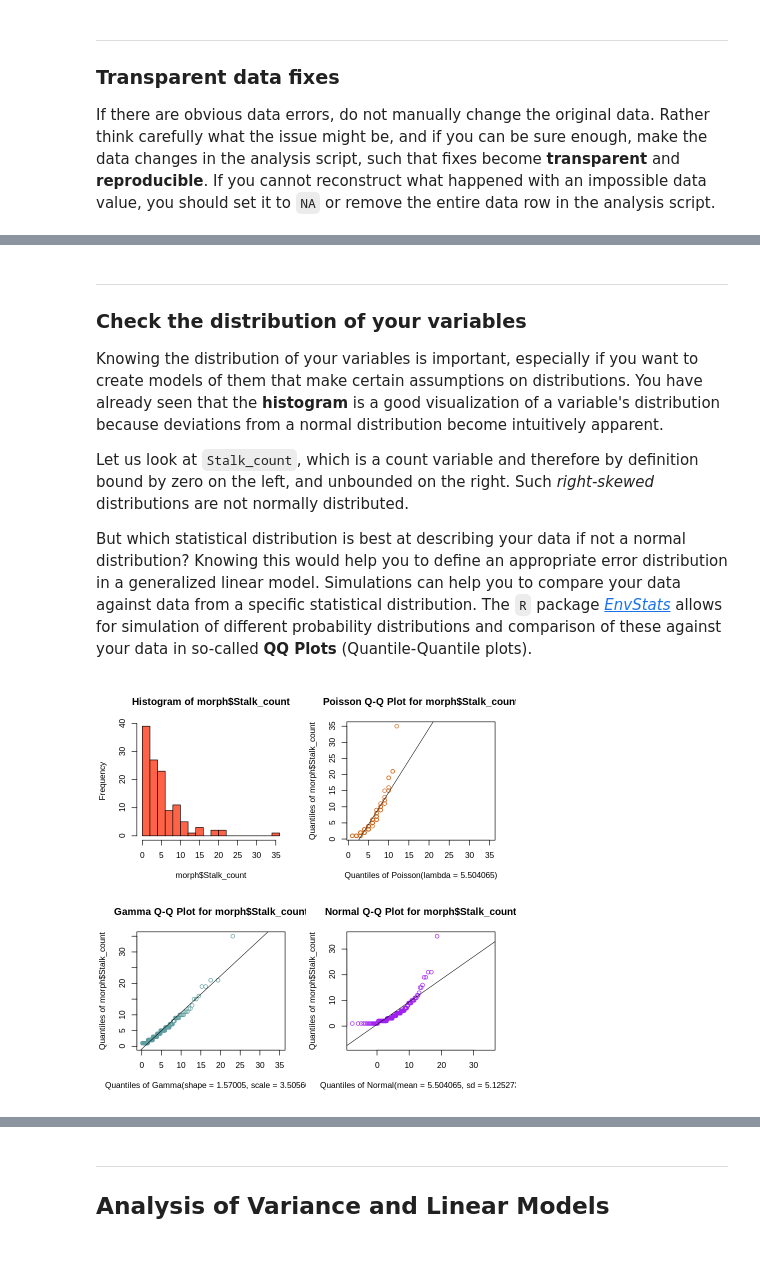
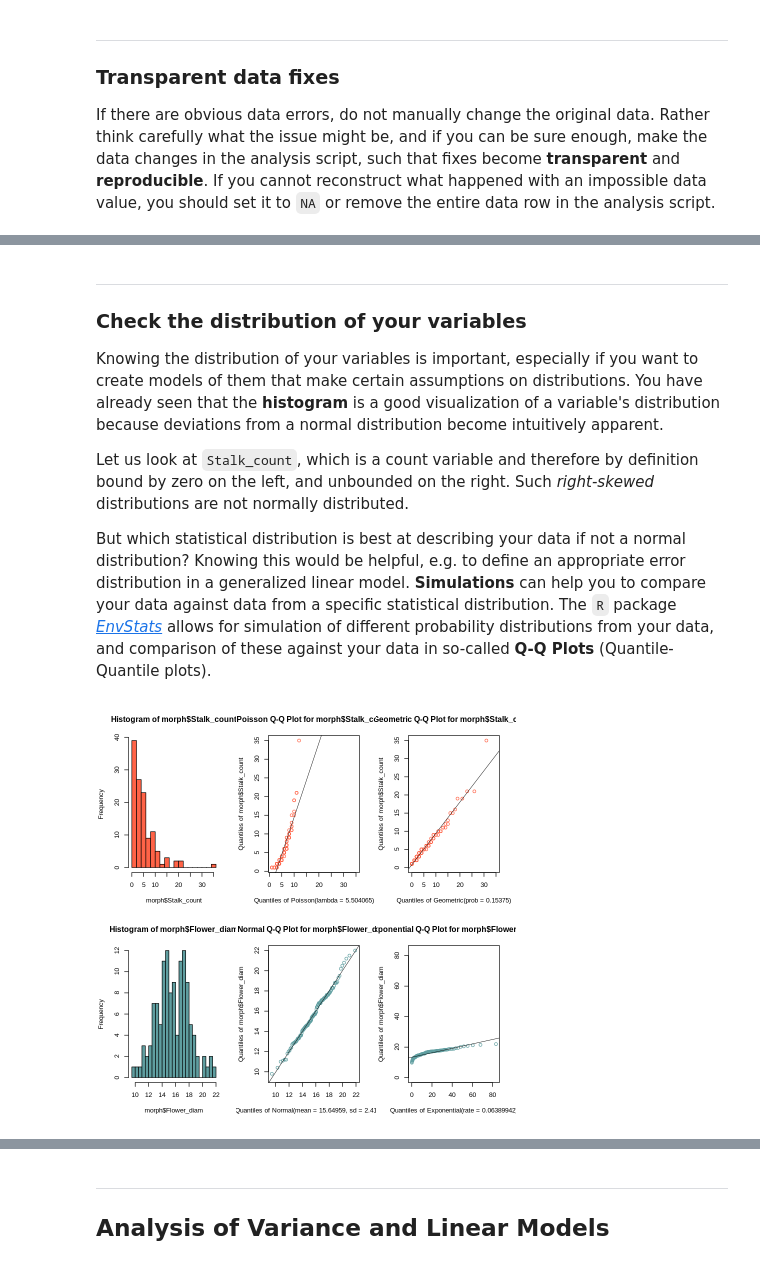
Before and after one commit to scrameri/Umweltbiologie, a Jupyter notebook: Tutorials.ipynb, the cells around one changed output, grey strips where cells are left out. Drawn from its saved outputs; the diff is of its cells as text; code cells hidden in the pictures.

```diff
--- a/Tutorials.ipynb
+++ b/Tutorials.ipynb
@@ -300,15 +306,18 @@ Knowing the distribution of your variables is important, especially if you want
 
 Let us look at `Stalk_count`, which is a count variable and therefore by definition bound by zero on the left, and unbounded on the right. Such *right-skewed* distributions are not normally distributed.
 
-But which statistical distribution is best at describing your data if not a normal distribution? Knowing this would help you to define an appropriate error distribution in a generalized linear model. Simulations can help you to compare your data against data from a specific statistical distribution. The `R` package [*EnvStats*](https://cran.r-project.org/web/packages/EnvStats/index.html) allows for simulation of different probability distributions and comparison of these against your data in so-called **QQ Plots** (Quantile-Quantile plots).
+But which statistical distribution is best at describing your data if not a normal distribution? Knowing this would be helpful, e.g. to define an appropriate error distribution in a generalized linear model. **Simulations** can help you to compare your data against data from a specific statistical distribution. The `R` package [*EnvStats*](https://cran.r-project.org/web/packages/EnvStats/index.html) allows for simulation of different probability distributions from your data, and comparison of these against your data in so-called **Q-Q Plots** (Quantile-Quantile plots).
 # %%
-par(mfrow=c(2,2))
+# see ?EnvStats::Distribution.df for a list comprehensive list of continuous and discrete distributions
+par(mfrow=c(2,3))
 hist(morph$Stalk_count, breaks = 20, col = "tomato")
-qqPlot(morph$Stalk_count, distribution = "pois", estimate.params = TRUE, add.line = TRUE, points.col = "chocolate")
-qqPlot(morph$Stalk_count, distribution = "gamma", estimate.params = TRUE, add.line = TRUE, points.col = "cadetblue")
-qqPlot(morph$Stalk_count, distribution = "norm", estimate.params = TRUE, add.line = TRUE, points.col = "purple")
+qqPlot(morph$Stalk_count, distribution = "pois", estimate.params = TRUE, add.line = TRUE, points.col = "tomato")
+qqPlot(morph$Stalk_count, distribution = "geom", estimate.params = TRUE, add.line = TRUE, points.col = "tomato")
+hist(morph$Flower_diam, breaks = 20, col = "cadetblue")
+qqPlot(morph$Flower_diam, distribution = "norm", estimate.params = TRUE, add.line = TRUE, points.col = "cadetblue")
+qqPlot(morph$Flower_diam, distribution = "exp", estimate.params = TRUE, add.line = TRUE, points.col = "cadetblue")
 par(mfrow=c(1,1))
 # %% [output]
-[figure, old version]
+[figure, new version]
 # %% [markdown]
 ![Question](https://img.icons8.com/flat_round/64/000000/question-mark.png)
```
Also changed, not shown: parts of 58 cells of this notebook.
